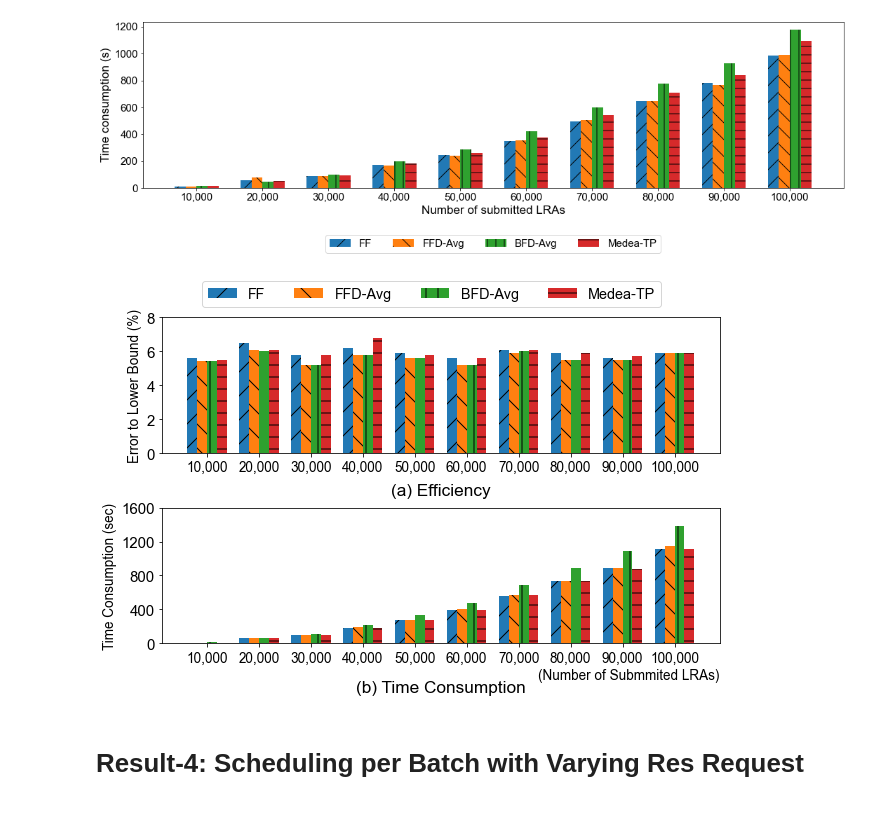
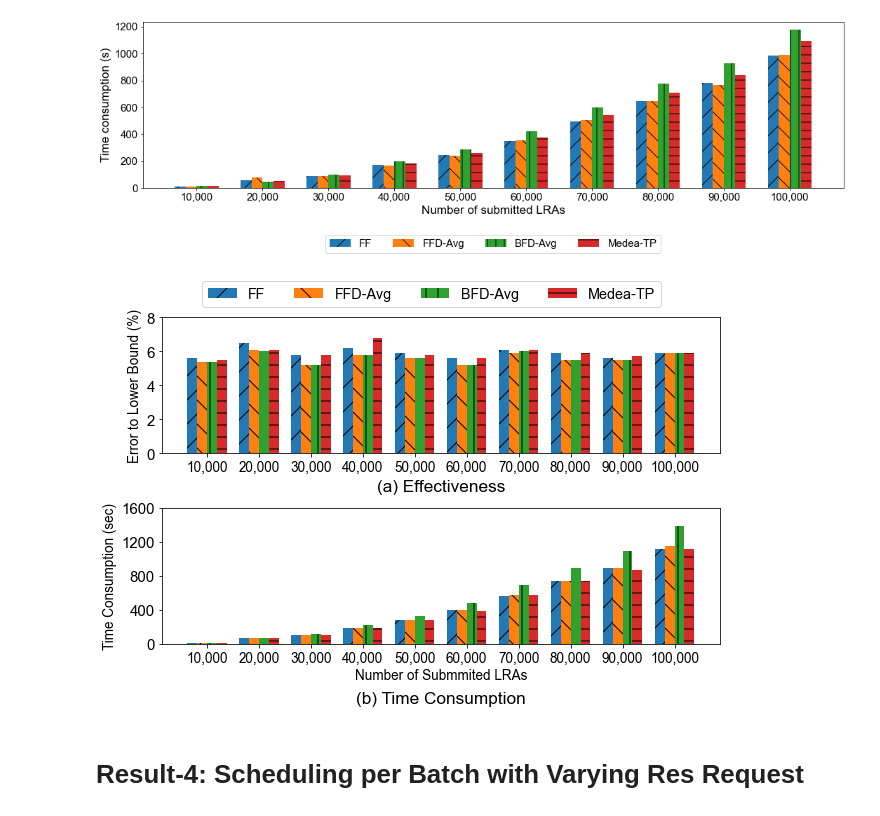
Before and after one commit to DSSGroup-Leeds/LRA-binpacking-expe, a Jupyter notebook: data/analysis_scripts/exp_result_analysis_for_ipdps.ipynb, the cells around one changed output. Cells and saved outputs as stored; diff of their text form; code cells hidden in the pictures.

Commit message:
update plot details

```diff
--- a/data/analysis_scripts/exp_result_analysis_for_ipdps.ipynb
+++ b/data/analysis_scripts/exp_result_analysis_for_ipdps.ipynb
@@ -147,7 +147,7 @@ twodim_eps[twodim_eps['class'] == 'arbitrary'].sort_values(by='density')
 # %%
 for c in classes:
 # c = "arbitrary"
-    fig = plot_barchart(twodim_eps, c, df_2d_column_names, "Affinity Density (? Unit)", 'Error to Lower Bound (%)')
+    fig = plot_barchart(twodim_eps, c, df_2d_column_names, "Affinity Density (%)", 'Error to Lower Bound (%)')
     filename = f"{proj_path}/plots/density2D_result_{c}.pdf"
     fig.savefig(filename)
 # %% [output]
@@ -179,7 +179,7 @@ twodim_time[twodim_time['class'] == 'threshold'].sort_values(by='density')
 # %%
 for c in classes:
     #c = "arbitrary"
-    fig = plot_barchart(twodim_time, c, time_cols_without_nodecount, "Affinity Density", 'Time Consumption (s)')
+    fig = plot_barchart(twodim_time, c, time_cols_without_nodecount, "Affinity Density (%)", 'Time Consumption (s)')
 
     filename = f"{proj_path}/plots/density2D_time_{c}.pdf"
     fig.savefig(filename)
@@ -509,43 +509,44 @@ def plot_barchart_scalabilityTS_result_time(data0, data1, filepath):
 
     fig, axs = plt.subplots(2, 1, figsize=(10, 6), sharex=False, sharey=False)
 
-    xlabel = "(Number of Submmited LRAs)"
+    xlabel = "Number of Submmited LRAs"
     _plot_one(*data0, axs[0], labels, xlabel,
              'Error to Lower Bound (%)')
     _plot_one(*data1, axs[1], labels, xlabel,
              'Time Consumption (sec)')
 
     axs[0].set_yticks(np.arange(0, 9, step=2))
     axs[1].set_yticks(np.arange(0, 1700, step=400))
     axs[0].set_yticklabels(np.arange(0, 9, step=2), fontsize=FONT_SIZE)
     axs[1].set_yticklabels(np.arange(0, 1700, step=400), fontsize=FONT_SIZE)
 
     axs[0].set_title(
-        '(a) Efficiency', fontsize=FONT_SIZE*1.15, y=-.35)
+        '(a) Effectiveness', fontsize=FONT_SIZE*1.15, y=-.32)
     axs[1].set_title(
-        '(b) Time Consumption', fontsize=FONT_SIZE*1.15, y=-.4)
+        '(b) Time Consumption', fontsize=FONT_SIZE*1.15, y=-.48)
 
-    axs[1].set_xlabel(xlabel, fontsize=FONT_SIZE*.9, loc='right')
+    #axs[0].set_xlabel(xlabel, fontsize=FONT_SIZE*.9, loc='center')
+    axs[1].set_xlabel(xlabel, fontsize=FONT_SIZE*.9, loc='center')
 
     fig.legend(
         *(axs[0].get_legend_handles_labels()),
         bbox_to_anchor=(0.5, .98),
         loc='upper center',  ncol=4,
         fontsize=FONT_SIZE*.96, frameon=True)
 
     plt.subplots_adjust(hspace=0.4)
     plt.savefig(filepath, bbox_inches='tight')
 
 
 c = "arbitrary"
 filename = f"{proj_path}/plots/scalabilityTS_result_time_{c}.pdf"
 
 plot_barchart_scalabilityTS_result_time(
     (scalab_eps, c, df_scalab_column_names),
     (scalab_time, c, df_scalab_column_names),
     filename)
 # %% [output]
-[figure, old version]
+[figure, new version]
 # %% [markdown]
 # Result-4: Scheduling per Batch with Varying Res Request
 # %%
```
Also changed, not shown: parts of 3 cells of this notebook, 38 other files.
